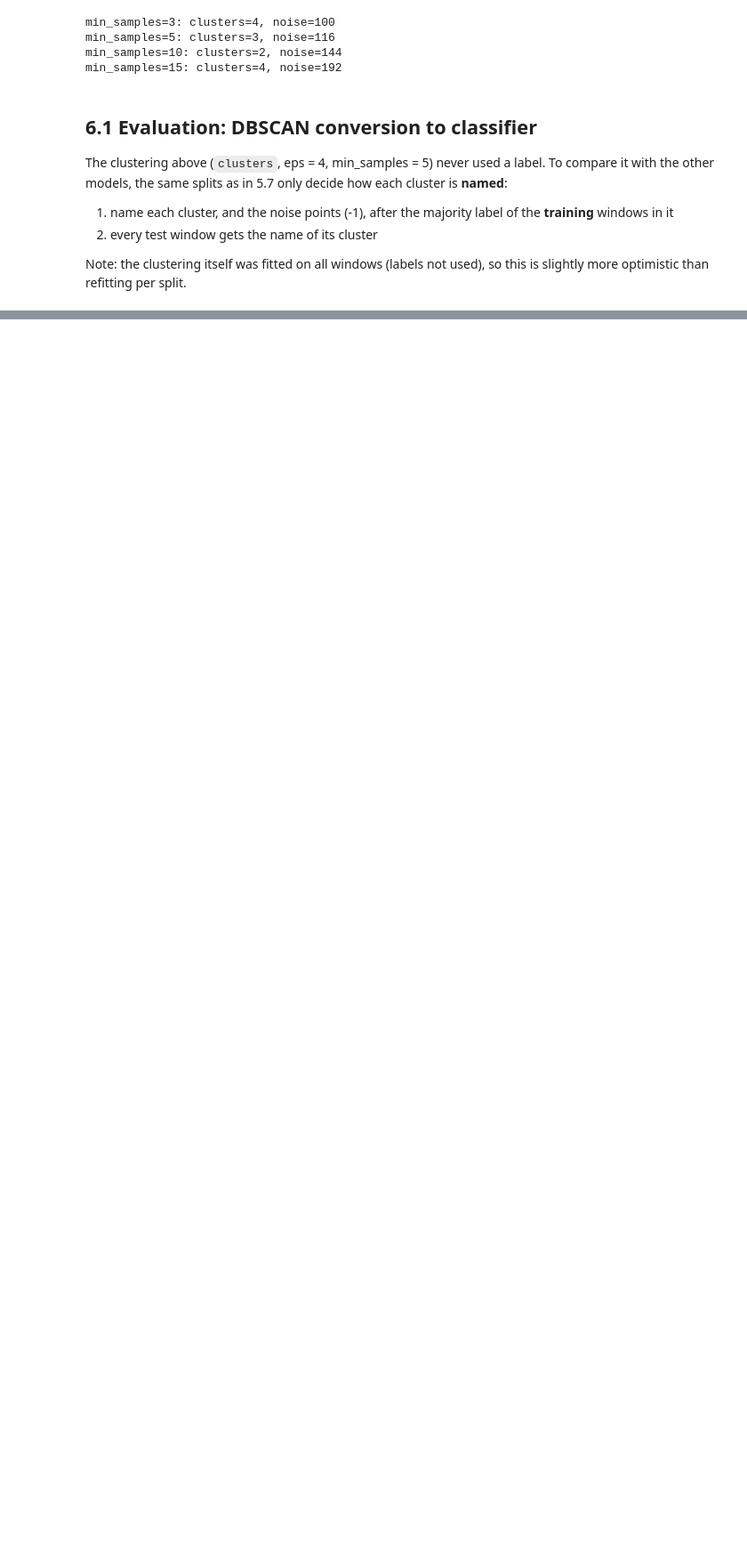
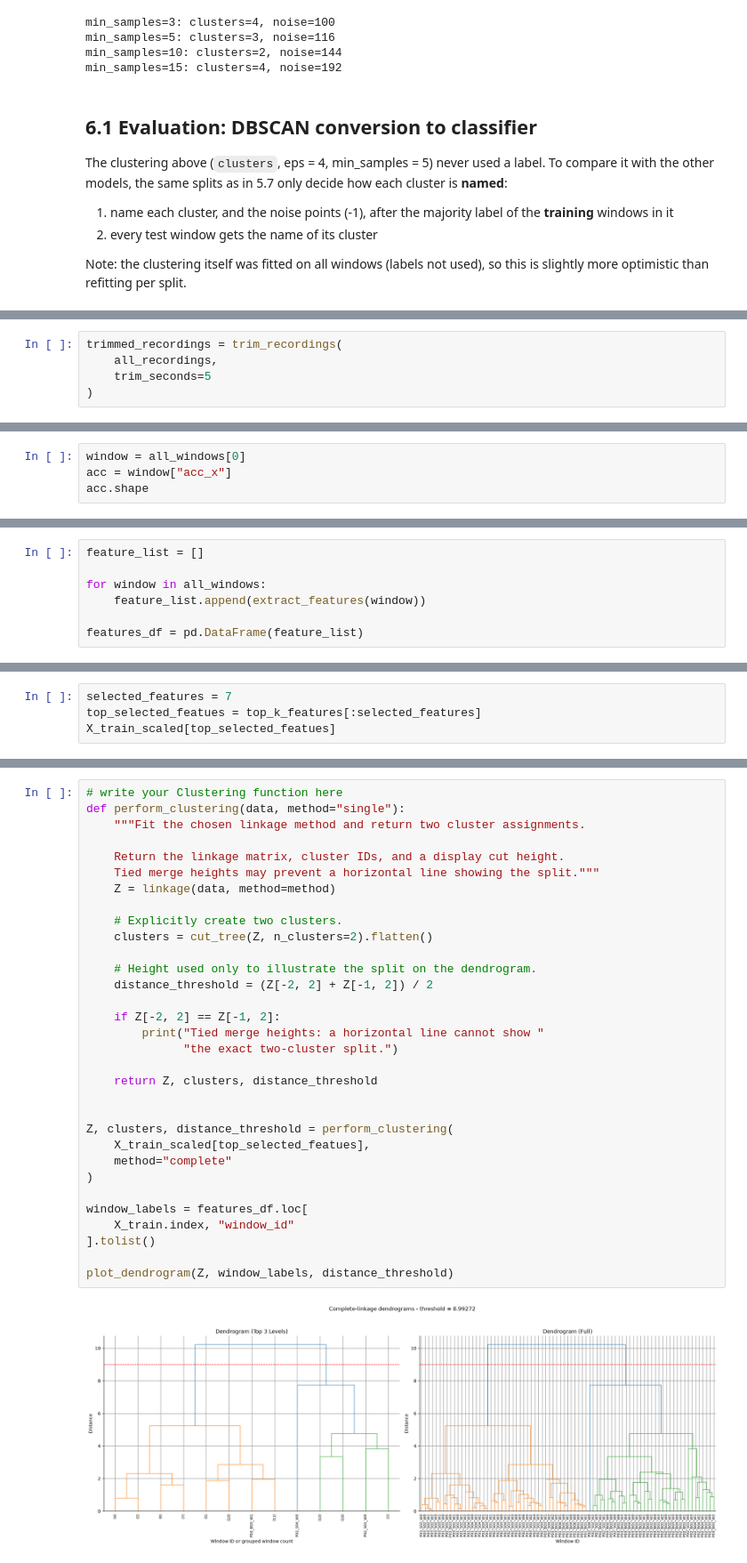
Before and after one commit to kostasparma/Machine_Learning_for_rides, a Jupyter notebook: group19.ipynb, the cells around one changed output, grey strips where cells are left out. Shown at 89% size. Saved outputs shown, nothing was run; the diff lists cells and outputs as text; blank space fills up the shorter version.

Commit message:
Enh concept of merged WIP of Anna. Not yet complete, eval framework adaptation and universal pre-processing steps are needed.

```diff
--- a/group19.ipynb
+++ b/group19.ipynb
@@ -2463,0 +2677,5 @@ saved to D:\2-Courses\5ARE0-Project\Machine_Learning_for_rides\artifacts\results
+# %%
+trimmed_recordings = trim_recordings(
+    all_recordings,
+    trim_seconds=5
+)
@@ -2463,0 +2994,4 @@ saved to D:\2-Courses\5ARE0-Project\Machine_Learning_for_rides\artifacts\results
+# %%
+window = all_windows[0]
+acc = window["acc_x"]
+acc.shape
@@ -2463,0 +3050,7 @@ saved to D:\2-Courses\5ARE0-Project\Machine_Learning_for_rides\artifacts\results
+# %%
+feature_list = []
+
+for window in all_windows:
+    feature_list.append(extract_features(window))
+
+features_df = pd.DataFrame(feature_list)
@@ -2463,0 +3647,4 @@ saved to D:\2-Courses\5ARE0-Project\Machine_Learning_for_rides\artifacts\results
+# %%
+selected_features = 7
+top_selected_featues = top_k_features[:selected_features]
+X_train_scaled[top_selected_featues]
@@ -2463,0 +3722,34 @@ saved to D:\2-Courses\5ARE0-Project\Machine_Learning_for_rides\artifacts\results
+# %%
+# write your Clustering function here
+def perform_clustering(data, method="single"):
+    """Fit the chosen linkage method and return two cluster assignments.
+
+    Return the linkage matrix, cluster IDs, and a display cut height.
+    Tied merge heights may prevent a horizontal line showing the split."""
+    Z = linkage(data, method=method)
+
+    # Explicitly create two clusters.
+    clusters = cut_tree(Z, n_clusters=2).flatten()
+
+    # Height used only to illustrate the split on the dendrogram.
+    distance_threshold = (Z[-2, 2] + Z[-1, 2]) / 2
+
+    if Z[-2, 2] == Z[-1, 2]:
+        print("Tied merge heights: a horizontal line cannot show "
+              "the exact two-cluster split.")
+
+    return Z, clusters, distance_threshold
+
+
+Z, clusters, distance_threshold = perform_clustering(
+    X_train_scaled[top_selected_featues],
+    method="complete"
+)
+
+window_labels = features_df.loc[
+    X_train.index, "window_id"
+].tolist()
+
+plot_dendrogram(Z, window_labels, distance_threshold)
+# %% [output]
+[figure, added]
```
Also changed, not shown: parts of 63 cells of this notebook.
